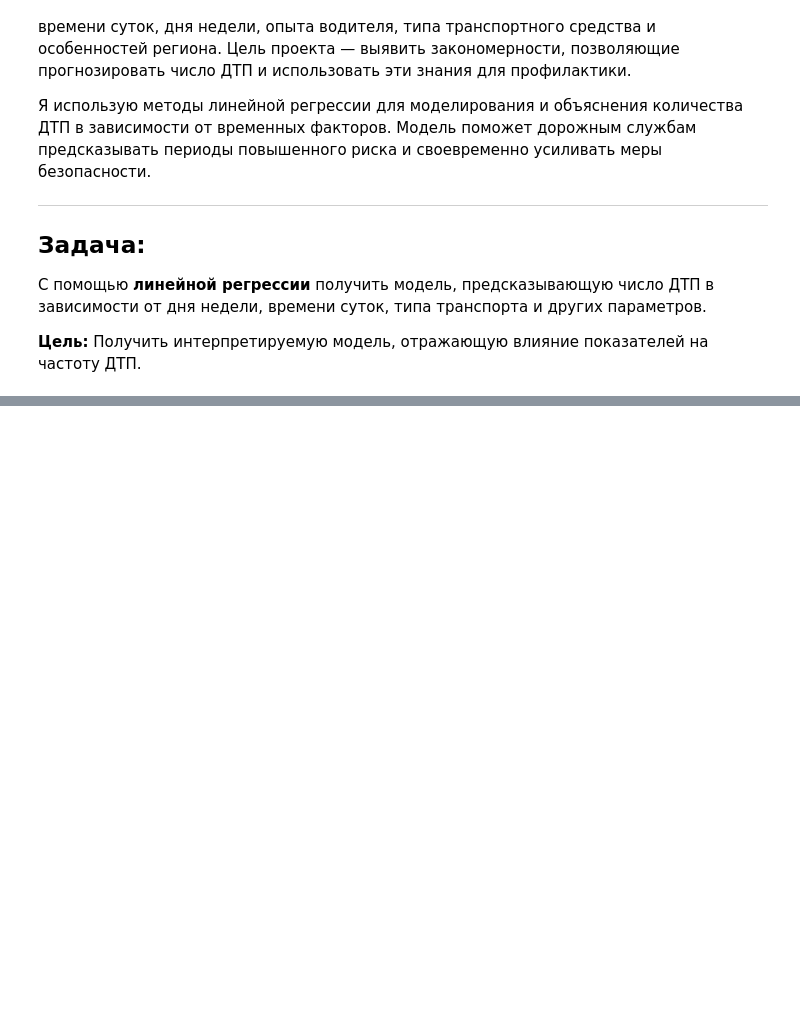
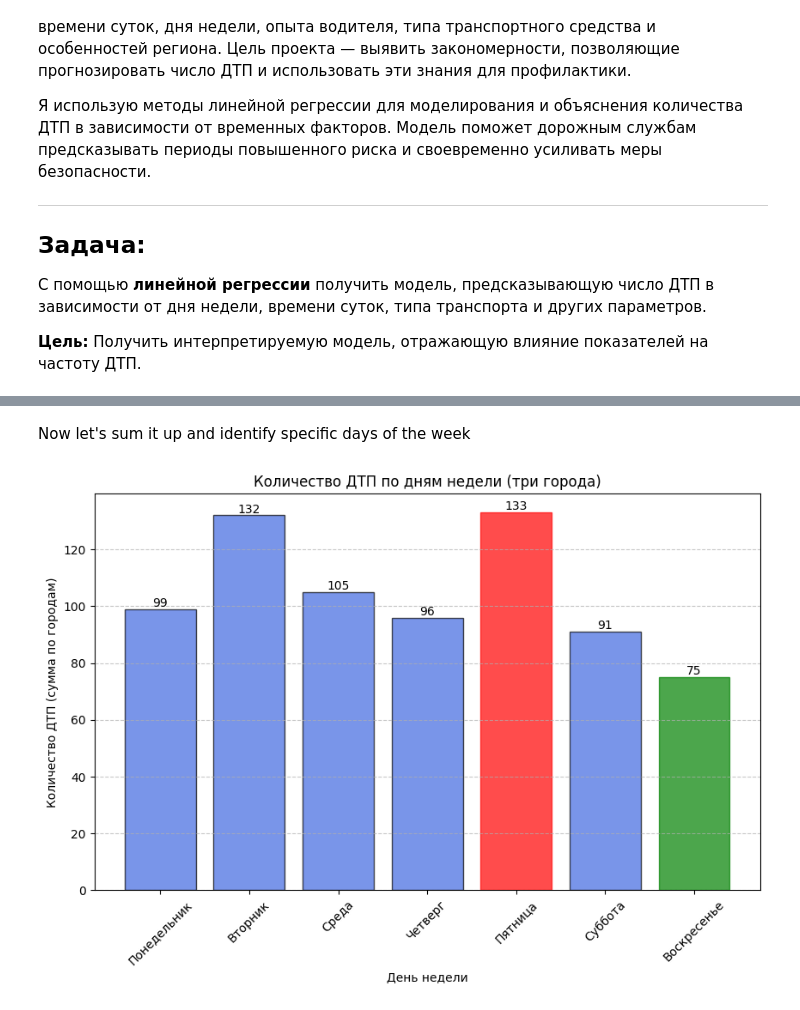
Before and after one commit to n1ks0N/DZ-GromiakovNV-StatPrak, a Jupyter notebook: project.ipynb, the cells around one changed output, grey strips where cells are left out. Saved outputs shown, nothing was run; the diff lists cells and outputs as text; code cells hidden in the pictures; blank space fills up the shorter version.

```diff
--- a/project.ipynb
+++ b/project.ipynb
@@ -14,0 +80,20 @@
+# %% [markdown]
+Now let's sum it up and identify specific days of the week
+# %%
+import numpy as np
+
+accidents_total = sum(df.iloc[:7, 1].astype(int) for df in dfs).tolist()
+plt.figure(figsize=(10, 6))
+bars = plt.bar(days_of_week, accidents_total, color='royalblue', alpha=0.7, edgecolor='black')
+bars[np.argmax(accidents_total)].set_color('red')
+bars[np.argmin(accidents_total)].set_color('green')
+for bar, value in zip(bars, accidents_total):
+  plt.text(bar.get_x() + bar.get_width() / 2, bar.get_height(), str(value), ha='center', va='bottom', fontsize=10, color='black')
+plt.xlabel("День недели")
+plt.ylabel("Количество ДТП (сумма по городам)")
+plt.title("Количество ДТП по дням недели (три города)")
+plt.xticks(rotation=45)
+plt.grid(axis='y', linestyle='--', alpha=0.7)
+plt.show()
+# %% [output]
+[figure, added]
```
Also changed, not shown: parts of 16 cells of this notebook.
